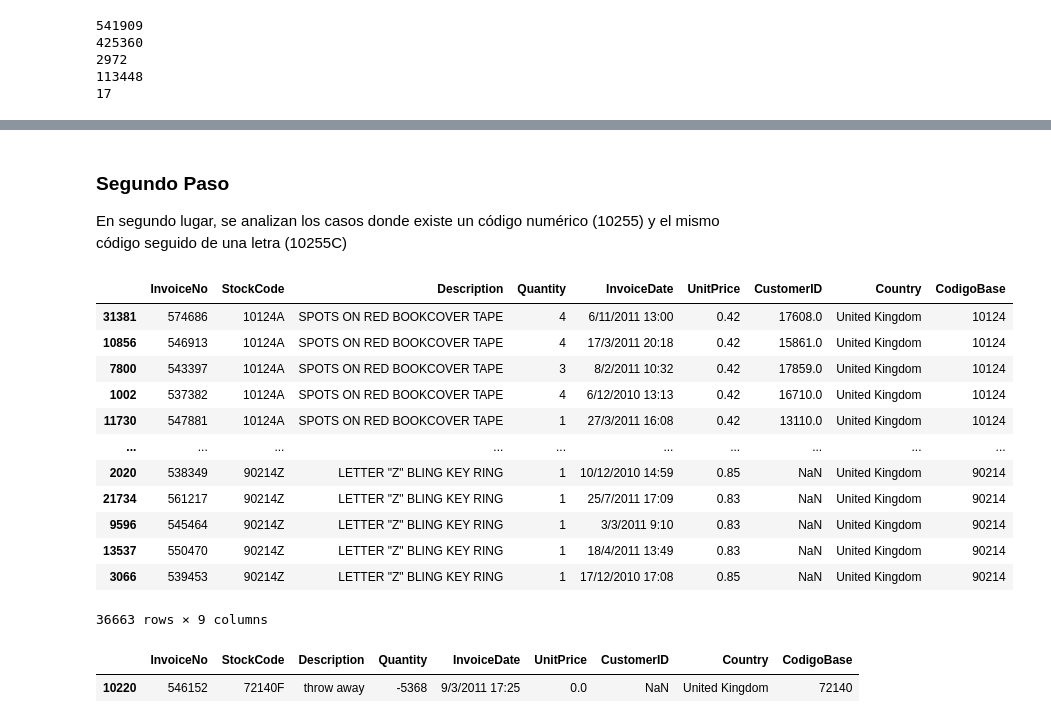
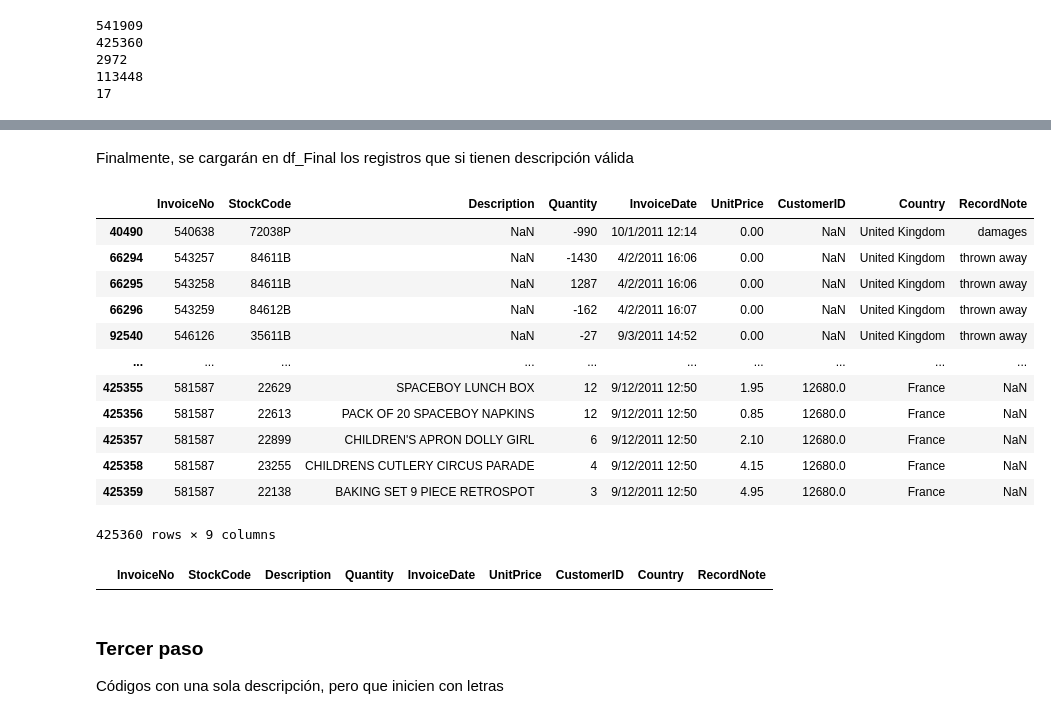
Before and after one commit to Vialesoft/Vialesoft_Devlab, a Jupyter notebook: Mini_Proyectos/ETL_Retail/Python ETL/main.ipynb, the cells around one changed output, grey strips where cells are left out. Saved outputs shown, nothing was run; the diff lists cells and outputs as text; code cells hidden in the pictures.

```diff
--- a/Mini_Proyectos/ETL_Retail/Python ETL/main.ipynb
+++ b/Mini_Proyectos/ETL_Retail/Python ETL/main.ipynb
@@ -384,26 +601,27 @@ df_codigos_numericos
+# %% [markdown]
+Finalmente, se cargarán en df_Final los registros que si tienen descripción válida
+# %%
+df_Final = pd.concat([df_Final, df_codigos_numericos_single])
+df_Final
+# %% [output]
+|  | InvoiceNo | StockCode | Description | Quantity | InvoiceDate | UnitPrice | CustomerID | Country | RecordNote |
+| 40490 | 540638 | 72038P | NaN | -990 | 10/1/2011 12:14 | 0.00 | NaN | United Kingdom | damages |
+| 66294 | 543257 | 84611B | NaN | -1430 | 4/2/2011 16:06 | 0.00 | NaN | United Kingdom | thrown away |
+| 66295 | 543258 | 84611B | NaN | 1287 | 4/2/2011 16:06 | 0.00 | NaN | United Kingdom | thrown away |
+| 66296 | 543259 | 84612B | NaN | -162 | 4/2/2011 16:07 | 0.00 | NaN | United Kingdom | thrown away |
+| 92540 | 546126 | 35611B | NaN | -27 | 9/3/2011 14:52 | 0.00 | NaN | United Kingdom | thrown away |
+| ... | ... | ... | ... | ... | ... | ... | ... | ... | ... |
+| 425355 | 581587 | 22629 | SPACEBOY LUNCH BOX | 12 | 9/12/2011 12:50 | 1.95 | 12680.0 | France | NaN |
+| 425356 | 581587 | 22613 | PACK OF 20 SPACEBOY NAPKINS | 12 | 9/12/2011 12:50 | 0.85 | 12680.0 | France | NaN |
+| 425357 | 581587 | 22899 | CHILDREN'S APRON DOLLY GIRL | 6 | 9/12/2011 12:50 | 2.10 | 12680.0 | France | NaN |
+| 425358 | 581587 | 23255 | CHILDRENS CUTLERY CIRCUS PARADE | 4 | 9/12/2011 12:50 | 4.15 | 12680.0 | France | NaN |
+| 425359 | 581587 | 22138 | BAKING SET 9 PIECE RETROSPOT | 3 | 9/12/2011 12:50 | 4.95 | 12680.0 | France | NaN |
+425360 rows × 9 columns
+# %%
+# Verificamos que ninguna descripción esté en minúsculas en nuestro DF limpio
+df_Final[df_Final['Description'].str.match(r'[a-z].*$', na=False)]
+# %% [output]
+|  | InvoiceNo | StockCode | Description | Quantity | InvoiceDate | UnitPrice | CustomerID | Country | RecordNote |
 # %% [markdown]
-### Segundo Paso
-En segundo lugar, se analizan los casos donde existe un código numérico (10255) y el mismo código seguido de una letra (10255C)
+### Tercer paso
+Códigos con una sola descripción, pero que inicien con letras
-# %%
-df_codigos_numericos = df_codigos_numericos.sort_values(by="StockCode")
-df_codigos_numericos
-# %% [output]
-|  | InvoiceNo | StockCode | Description | Quantity | InvoiceDate | UnitPrice | CustomerID | Country | CodigoBase |
-| 31381 | 574686 | 10124A | SPOTS ON RED BOOKCOVER TAPE | 4 | 6/11/2011 13:00 | 0.42 | 17608.0 | United Kingdom | 10124 |
-| 10856 | 546913 | 10124A | SPOTS ON RED BOOKCOVER TAPE | 4 | 17/3/2011 20:18 | 0.42 | 15861.0 | United Kingdom | 10124 |
-| 7800 | 543397 | 10124A | SPOTS ON RED BOOKCOVER TAPE | 3 | 8/2/2011 10:32 | 0.42 | 17859.0 | United Kingdom | 10124 |
-| 1002 | 537382 | 10124A | SPOTS ON RED BOOKCOVER TAPE | 4 | 6/12/2010 13:13 | 0.42 | 16710.0 | United Kingdom | 10124 |
-| 11730 | 547881 | 10124A | SPOTS ON RED BOOKCOVER TAPE | 1 | 27/3/2011 16:08 | 0.42 | 13110.0 | United Kingdom | 10124 |
-| ... | ... | ... | ... | ... | ... | ... | ... | ... | ... |
-| 2020 | 538349 | 90214Z | LETTER "Z" BLING KEY RING | 1 | 10/12/2010 14:59 | 0.85 | NaN | United Kingdom | 90214 |
-| 21734 | 561217 | 90214Z | LETTER "Z" BLING KEY RING | 1 | 25/7/2011 17:09 | 0.83 | NaN | United Kingdom | 90214 |
-| 9596 | 545464 | 90214Z | LETTER "Z" BLING KEY RING | 1 | 3/3/2011 9:10 | 0.83 | NaN | United Kingdom | 90214 |
-| 13537 | 550470 | 90214Z | LETTER "Z" BLING KEY RING | 1 | 18/4/2011 13:49 | 0.83 | NaN | United Kingdom | 90214 |
-| 3066 | 539453 | 90214Z | LETTER "Z" BLING KEY RING | 1 | 17/12/2010 17:08 | 0.85 | NaN | United Kingdom | 90214 |
-36663 rows × 9 columns
-# %%
-# Se vio que las descripciones están, usualmente, en mayúsculas. Por tanto, se buscan descripciones en minúsculas para encontrar registros extraños
-df_codigos_numericos[df_codigos_numericos['Description'].str.match(r'[a-z].*$')]
-# %% [output]
-|  | InvoiceNo | StockCode | Description | Quantity | InvoiceDate | UnitPrice | CustomerID | Country | CodigoBase |
-| 10220 | 546152 | 72140F | throw away | -5368 | 9/3/2011 17:25 | 0.0 | NaN | United Kingdom | 72140 |
```
Also changed, not shown: parts of 107 cells of this notebook.
